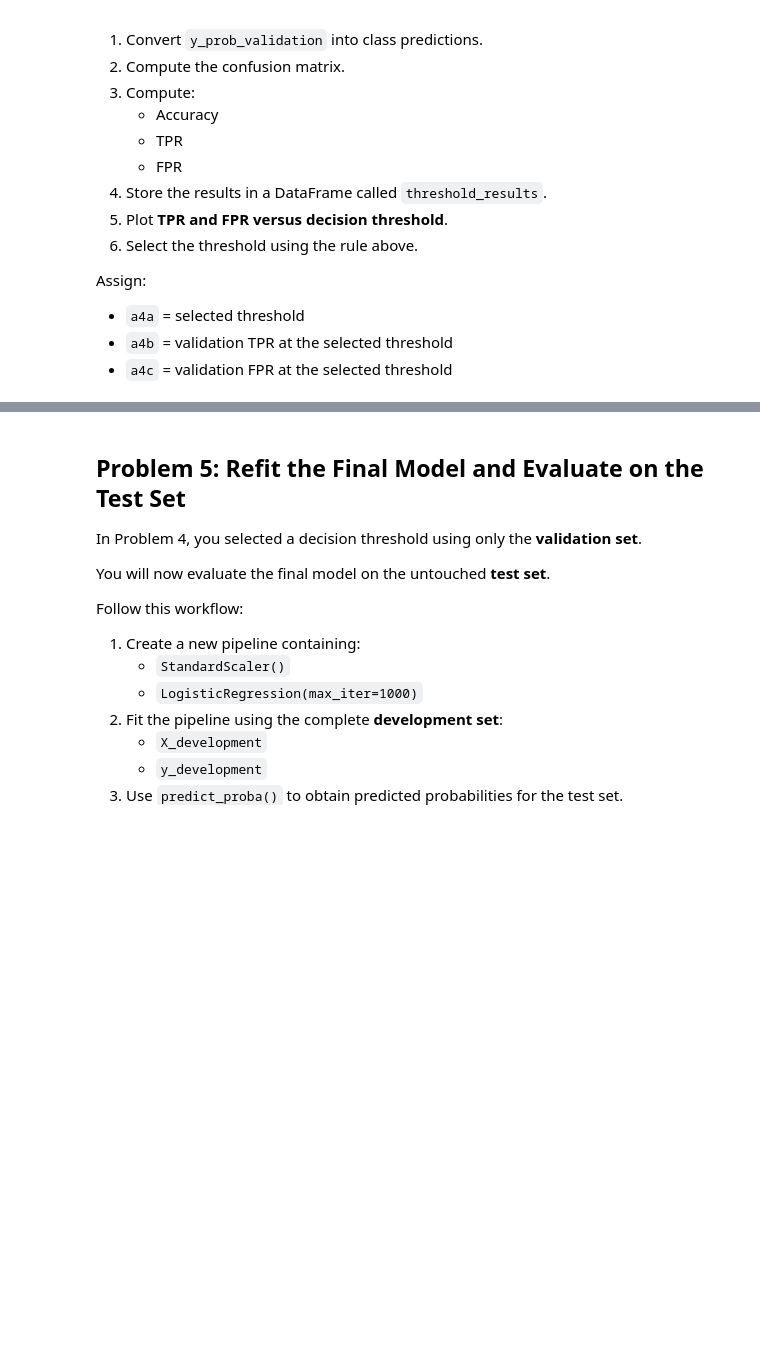
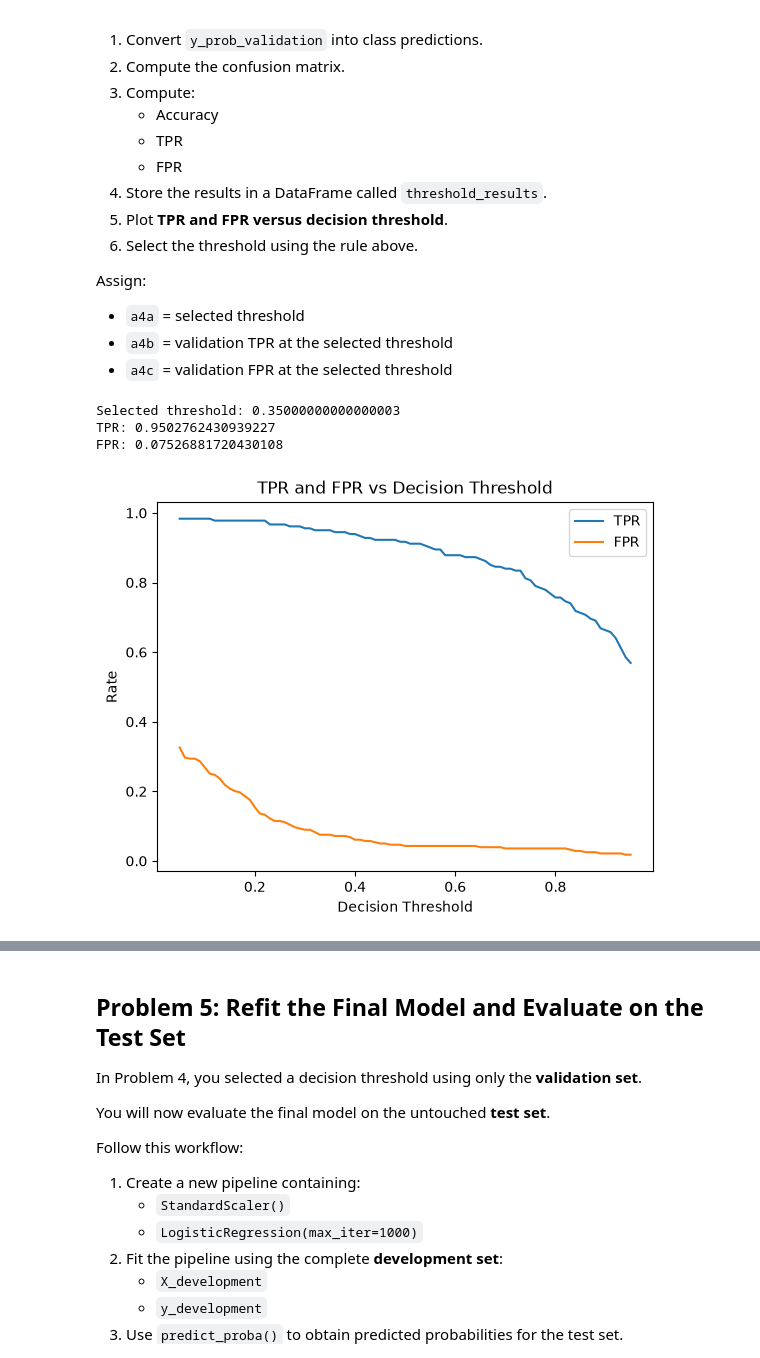
Before and after one commit to nikkibower/DX603, a Jupyter notebook: Homework_05 (1).ipynb, the cells around one changed output, grey strips where cells are left out. Cells and saved outputs as stored; diff of their text form; code cells hidden in the pictures; blank space fills up the shorter version.

```diff
--- a/Homework_05 (1).ipynb
+++ b/Homework_05 (1).ipynb
@@ -350,6 +491,75 @@ Assign:
 - `a4c` = validation FPR at the selected threshold
 # %%
 # Your code here, as more cells as needed
+
+# Create thresholds from 0.05 through 0.95
+threshold_values = np.arange(0.05, 0.96, 0.01)
+
+results = []
+
+# Evaluate each threshold
+for threshold in threshold_values:
+    y_pred = (y_prob_validation >= threshold).astype(int)
+
+    tn, fp, fn, tp = confusion_matrix(
+        y_validation, y_pred
+    ).ravel()
+
+    accuracy = accuracy_score(y_validation, y_pred)
+    tpr_value = tp / (tp + fn)
+    fpr_value = fp / (fp + tn)
+
+    results.append({
+        "threshold": threshold,
+        "accuracy": accuracy,
+        "TPR": tpr_value,
+        "FPR": fpr_value
+    })
+
+# Store results in the required DataFrame
+threshold_results = pd.DataFrame(results)
+
+# Find thresholds where TPR is at least 0.95
+valid_thresholds = threshold_results[
+    threshold_results["TPR"] >= 0.95
+]
+
+# Select the HIGHEST qualifying threshold
+selected_row = valid_thresholds.loc[
+    valid_thresholds["threshold"].idxmax()
+]
+
+selected_threshold = selected_row["threshold"]
+selected_tpr = selected_row["TPR"]
+selected_fpr = selected_row["FPR"]
+
+print("Selected threshold:", selected_threshold)
+print("TPR:", selected_tpr)
+print("FPR:", selected_fpr)
+
+# Plot TPR and FPR versus threshold
+plt.plot(
+    threshold_results["threshold"],
+    threshold_results["TPR"],
+    label="TPR"
+)
+
+plt.plot(
+    threshold_results["threshold"],
+    threshold_results["FPR"],
+    label="FPR"
+)
+
+plt.xlabel("Decision Threshold")
+plt.ylabel("Rate")
+plt.title("TPR and FPR vs Decision Threshold")
+plt.legend()
+plt.show()
+# %% [output]
+Selected threshold: 0.35000000000000003
+TPR: 0.9502762430939227
+FPR: 0.07526881720430108
+[figure, added]
 # %%
 # Your answer here, NOT in the next cell
 
```
Also changed, not shown: parts of 49 cells of this notebook.
